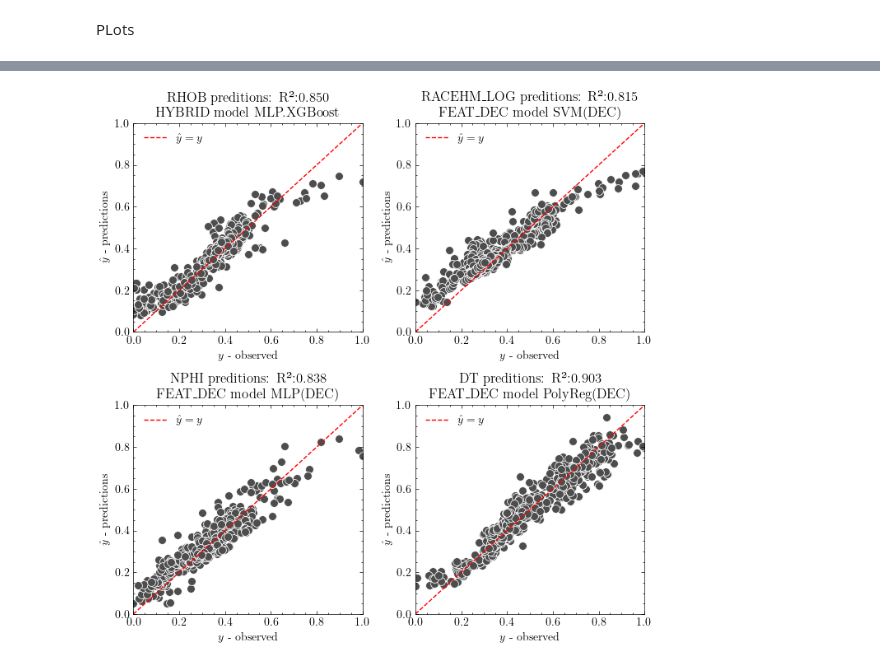
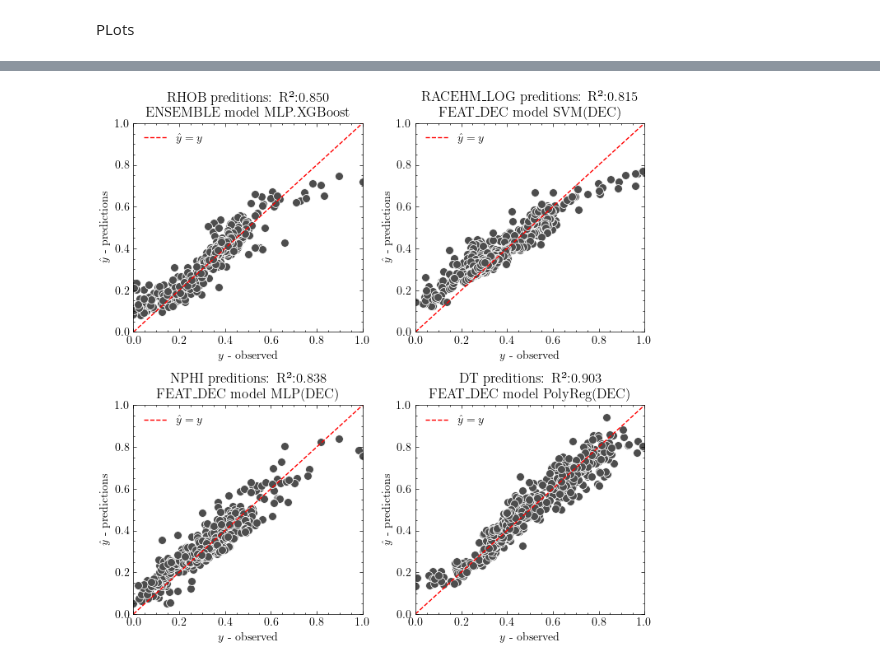
Before and after one commit to felipecostapereira/SYSID_well_logs, a Jupyter notebook: posproc_science_plots.ipynb, the cells around one changed output, grey strips where cells are left out. Drawn from its saved outputs; the diff is of its cells as text; code cells hidden in the pictures.

```diff
--- a/posproc_science_plots.ipynb
+++ b/posproc_science_plots.ipynb
@@ -109,6 +109,6 @@ BASE         96
 FEAT_DEC     48
 Name: count, dtype: int64
 # %%
-df_results = df_results.drop_duplicates(subset=['MODEL','IN', 'OUT','CLASS'])
-df_results['CLASS'].value_counts()
+df_results = df_results.drop_duplicates(subset=['MODEL','IN', 'OUT','CASE'])
+df_results['CASE'].value_counts()
 # %% [output]
@@ -121,7 +121,7 @@ Name: count, dtype: int64
 Reordering columns
 # %%
 new_cols = [
-    'CLASS',
+    'CASE',
     'MODEL',
     'BASE_MODEL',
     'R2_TR',
@@ -153,7 +153,7 @@ df_results
 # %% [markdown]
 Sumarização por classe
 # %%
-df_sum_class = df_results.drop_duplicates(subset=['CLASS', 'OUT'])
+df_sum_class = df_results.drop_duplicates(subset=['CASE', 'OUT'])
 df_sum_class = df_sum_class.sort_values(['OUT','R2_TE'], ascending=False).reset_index(drop=True)
 df_sum_class
 # %% [output]
@@ -374,9 +416,9 @@ df_sum_class
 | 11 | BASE | AdaBoostRegressor | AdaBoostRegressor | 0.833461 | 0.818034 | 0.088258 | 0.078628 | RandomizedSearchCV(cv=RepeatedKFo... | GR.NPHI.RHOB.PHIF.RACEHM_LOG | DT |
 # %%
 def y_pred(row):
-    if row['CLASS'] == 'HYBRID':
+    if row['CASE'] == 'ENSEMBLE':
         y_pred = row['MODEL_OBJ'][0].predict(data_dict[row['OUT']][1].trend) + row['MODEL_OBJ'][1].predict(data_dict[row['OUT']][1].seasonal+data_dict[row['OUT']][1].resid)
-    elif row['CLASS'] == 'FEAT_DEC':
+    elif row['CASE'] == 'FEAT_DEC':
         y_pred = row['MODEL_OBJ'].predict(data_dict[row['OUT']][2])
     else:
         y_pred = row['MODEL_OBJ'].predict(data_dict[row['OUT']][0])
@@ -416,7 +458,7 @@ plt.ylim(lim)
 plt.xlabel('$y$ - observed')
 plt.ylabel('$\hat{y}$ - predictions')
 plt.legend(loc='upper left')
-plt.title(f"{df_sum_class.loc[0,'OUT']} preditions: R²:{df_sum_class.loc[0,'R2_TE']:.3f}\n {df_sum_class.loc[0,'CLASS']} model {df_sum_class.loc[0,'MODEL']}")
+plt.title(f"{df_sum_class.loc[0,'OUT']} preditions: R²:{df_sum_class.loc[0,'R2_TE']:.3f}\n {df_sum_class.loc[0,'CASE']} model {df_sum_class.loc[0,'MODEL']}")
 plt.tight_layout()
 
 plt.subplot(222)
@@ -425,37 +467,37 @@ plt.plot(lim, lim, 'r--', label='$\hat{y}=y$')
 plt.xlim(lim)
 plt.ylim(lim)
 plt.xlabel('$y$ - observed')
 plt.ylabel('$\hat{y}$ - predictions')
 plt.legend(loc='upper left')
-plt.title(f"{df_sum_class.loc[3,'OUT']} preditions: R²:{df_sum_class.loc[3,'R2_TE']:.3f}\n {df_sum_class.loc[3,'CLASS']} model {df_sum_class.loc[3,'MODEL']}")
+plt.title(f"{df_sum_class.loc[3,'OUT']} preditions: R²:{df_sum_class.loc[3,'R2_TE']:.3f}\n {df_sum_class.loc[3,'CASE']} model {df_sum_class.loc[3,'MODEL']}")
 plt.tight_layout()
 
 plt.subplot(223)
 sns.scatterplot(x=df_sum_class.iloc[6,-1].ravel(), y=df_sum_class.iloc[6,-2].ravel(), s=50, color='.3')
 plt.plot(lim, lim, 'r--', label='$\hat{y}=y$')
 plt.xlim(lim)
 plt.ylim(lim)
 plt.xlabel('$y$ - observed')
 plt.ylabel('$\hat{y}$ - predictions')
 plt.legend(loc='upper left')
-plt.title(f"{df_sum_class.loc[6,'OUT']} preditions: R²:{df_sum_class.loc[6,'R2_TE']:.3f}\n {df_sum_class.loc[6,'CLASS']} model {df_sum_class.loc[6,'MODEL']}")
+plt.title(f"{df_sum_class.loc[6,'OUT']} preditions: R²:{df_sum_class.loc[6,'R2_TE']:.3f}\n {df_sum_class.loc[6,'CASE']} model {df_sum_class.loc[6,'MODEL']}")
 plt.tight_layout()
 
 plt.subplot(224)
 sns.scatterplot(x=df_sum_class.iloc[9,-1].ravel(), y=df_sum_class.iloc[9,-2].ravel(), s=50, color='.3')
 plt.plot(lim, lim, 'r--', label='$\hat{y}=y$')
 plt.xlim(lim)
 plt.ylim(lim)
 plt.xlabel('$y$ - observed')
 plt.ylabel('$\hat{y}$ - predictions')
 plt.legend(loc='upper left')
-plt.title(f"{df_sum_class.loc[9,'OUT']} preditions: R²:{df_sum_class.loc[9,'R2_TE']:.3f}\n {df_sum_class.loc[9,'CLASS']} model {df_sum_class.loc[9,'MODEL']}")
+plt.title(f"{df_sum_class.loc[9,'OUT']} preditions: R²:{df_sum_class.loc[9,'R2_TE']:.3f}\n {df_sum_class.loc[9,'CASE']} model {df_sum_class.loc[9,'MODEL']}")
 plt.tight_layout()
 
 pass;
 fig.savefig(f'./Images/crossplot_science.pdf', format='pdf')
 # %% [output]
-[figure, old version]
+[figure, new version]
 # %%
 for variable in df_sum_class['OUT'].unique():
     dftemp = df_sum_class[df_sum_class['OUT'] == variable]
```
Also changed, not shown: parts of 15 cells of this notebook, 8 other files.
